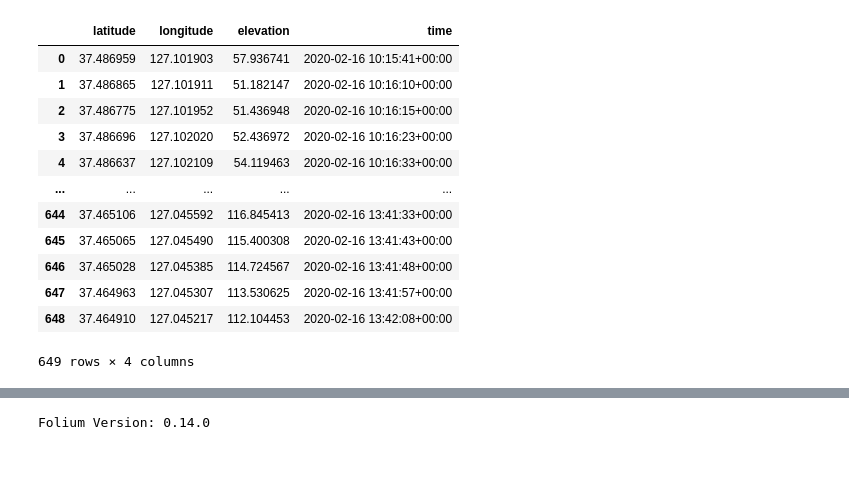
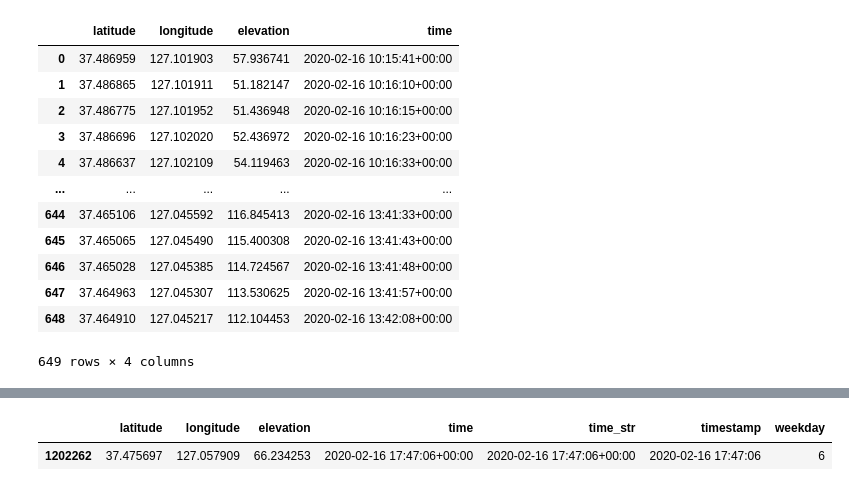
Before and after one commit to DDalaDDula/NIFoS_GIS_Analysis, a Jupyter notebook: 실험.ipynb, the cells around one changed output, grey strips where cells are left out. Drawn from its saved outputs; the diff is of its cells as text; code cells hidden in the pictures; blank space fills up the shorter version.

```diff
--- a/실험.ipynb
+++ b/실험.ipynb
@@ -75 +132,6 @@ gpx_dataframe
+# %%
+gpx_dataframe[gpx_dataframe.index == gpx_dataframe.index[-1]]
+# %% [output]
+|  | latitude | longitude | elevation | time | time_str | timestamp | weekday |
+| 1202262 | 37.475697 | 127.057909 | 66.234253 | 2020-02-16 17:47:06+00:00 | 2020-02-16 17:47:06+00:00 | 2020-02-16 17:47:06 | 6 |
 # %%
@@ -125,10 +195,3 @@ for index, row in tqdm(gpx_dataframe.iterrows()):
 
 # Save the map to an HTML file
 m.save("map.html")
-# %%
-import folium
-from config import vworld_key
-
-print(f"Folium Version: {folium.__version__}")
-# %% [output]
-Folium Version: 0.14.0
```
Also changed, not shown: parts of 12 cells of this notebook.
